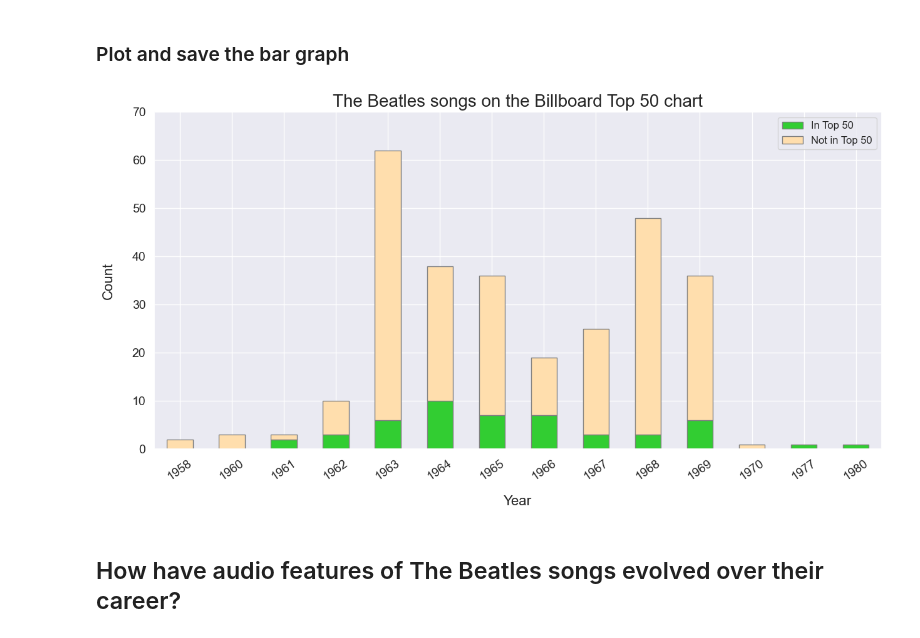
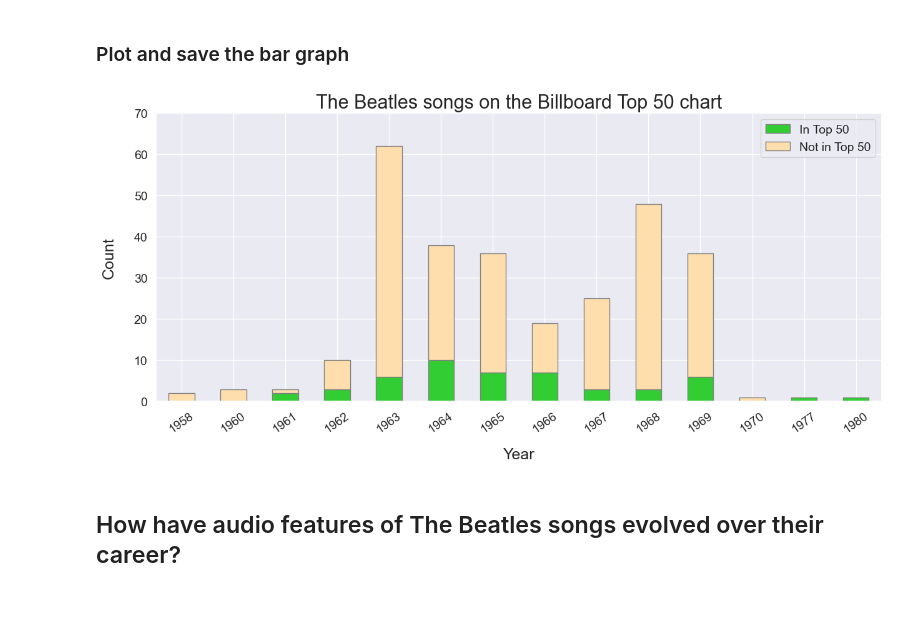
Before and after one commit to devedzic/the_beatles_eda, a Jupyter notebook: notebooks/The_Beatles_songs_EDA.ipynb, the cells around one changed output. Drawn from its saved outputs; the diff is of its cells as text; code cells hidden in the pictures; blank space fills up the shorter version.

```diff
--- a/notebooks/The_Beatles_songs_EDA.ipynb
+++ b/notebooks/The_Beatles_songs_EDA.ipynb
@@ -260,24 +259,26 @@ df = pd.DataFrame({'In Top 50': in_top50, 'Not in Top 50': not_in_top50}, index=
 # %%
 sb.set_theme(rc={'figure.figsize': (15, 8)})
 # Create the plot
 ax = df.plot(kind='bar', figsize=(15, 7), rot=35, ylim=(0, 70),
              color={'In Top 50': 'limegreen', 'Not in Top 50': 'navajowhite'}, edgecolor='grey',
              fontsize=14,
              stacked=True)
 
 # Modify font sizes
-ax.set_title('The Beatles songs on the Billboard Top 50 chart', fontsize=20)
-ax.set_xlabel('Year', fontsize=16, labelpad=15)
-ax.set_ylabel('Count', fontsize=16, labelpad=20)
-ax.legend(fontsize=12)
+ax.set_title('The Beatles songs on the Billboard Top 50 chart', fontsize=22)
+ax.set_xlabel('Year', fontsize=18, labelpad=15)
+ax.set_ylabel('Count', fontsize=18, labelpad=20)
+ax.legend(fontsize=14)
+
+plt.subplots_adjust(bottom=0.14, top=0.8)
 
 # Save the plot
-plt.savefig('../data/The Beatles Billboard Top 50 songs.png')
+plt.savefig('../data/The Beatles Billboard Top 50 songs.png', )
 
 # Display the plot
 plt.show()
 # %% [output]
-[figure, old version]
+[figure, new version]
 # %% [markdown]
 ## How have audio features of The Beatles songs evolved over their career?
 # %% [markdown]
```
Also changed, not shown: parts of 19 cells of this notebook.
